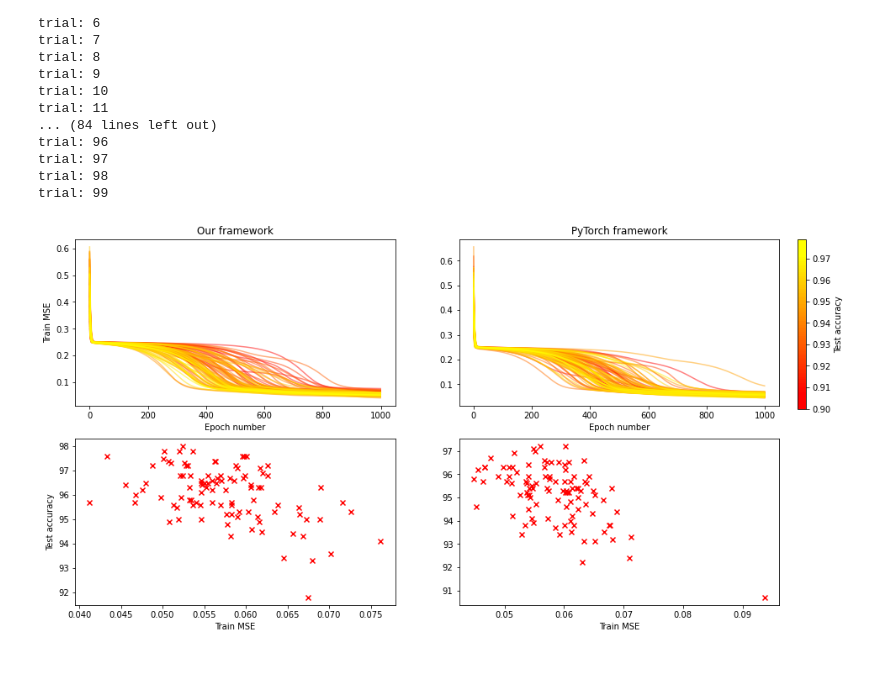
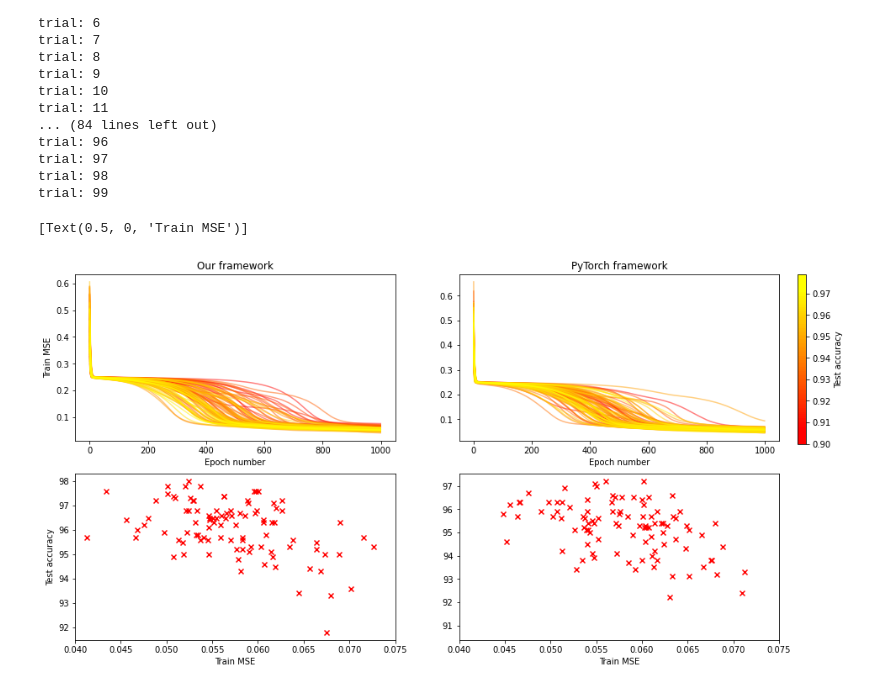
Before and after one commit to dexdx/DL_Projects, a Jupyter notebook: proj2/project_2_moment.ipynb, the cells around one changed output. Saved outputs shown, nothing was run; the diff lists cells and outputs as text; code cells hidden in the pictures.

```diff
--- a/proj2/project_2_moment.ipynb
+++ b/proj2/project_2_moment.ipynb
@@ -174,33 +174,36 @@ c = 0
 for i in accs_sort:
     axs[0,0].plot(train_loss_tracks[i], color = colors(c), alpha=1/2)
     c += 1
 
 c = 0
 for i in accs_sort:
     axs[0,1].plot(bm_train_loss_tracks[i], color = colors(c), alpha=1/2)
     c += 1
 
 norm = mpl.colors.Normalize(vmin=np.min(bm_test_acc_tracks),vmax=np.max(bm_test_acc_tracks))
 sm = plt.cm.ScalarMappable(cmap=colors, norm=norm)
 sm.set_array([])
 
 #fig.subplots_adjust(right=0.8)
 cbaxes = fig.add_axes([.92, 0.53, 0.01, 0.35])
 fig.colorbar(sm, ticks=np.arange(.9,.98,.01), boundaries=np.arange(.9,.98,.001),
              label='Test accuracy', ax = axs[0,1], cax=cbaxes);
 
 axs[1,0].scatter(train_final_loss, 100*test_acc_tracks, marker='x', color='r')
+axs[1,0].set_xlim(.04,.075)
 axs[1,1].scatter(bm_train_final_loss, 100*bm_test_acc_tracks, marker='x', color='r')
+axs[1,1].set_xlim(.04,.075)
 
 axs[0,0].set_title('Our framework')
 axs[0,1].set_title('PyTorch framework')
 
 
 axs[0,0].set(ylabel='Train MSE', xlabel='Epoch number')
 axs[1,0].set(ylabel='Test accuracy', xlabel='Train MSE')
 axs[0,1].set(xlabel='Epoch number')
 axs[1,1].set(xlabel='Train MSE')
 # %% [output]
+[Text(0.5, 0, 'Train MSE')]
-[figure, old version]
+[figure, new version]
 # %%
 fig.savefig('figures/perf_comparison', dpi=300)
```
Also changed, not shown: parts of 5 cells of this notebook.
